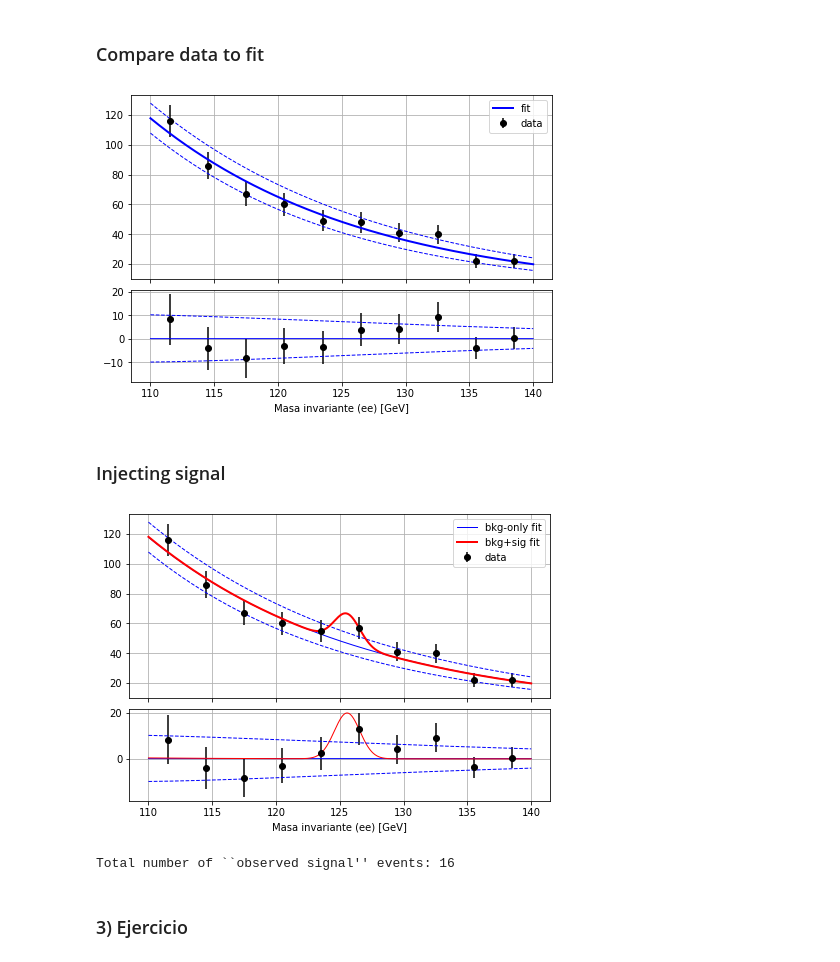
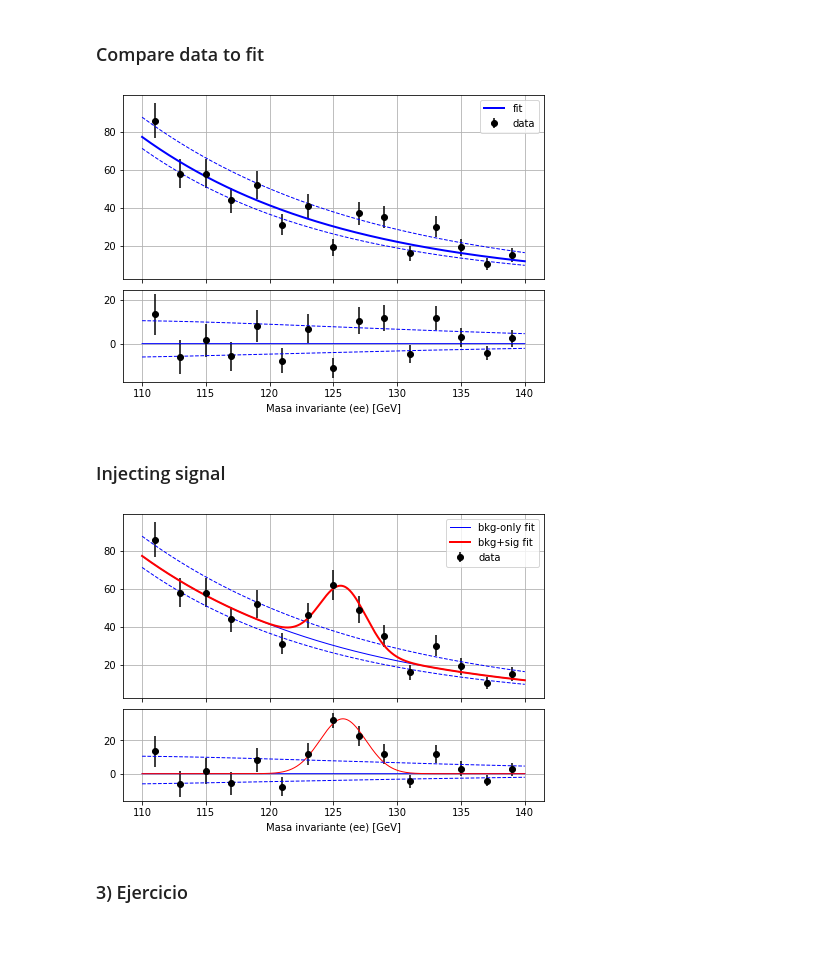
Before and after one commit to folguera/FPFE-DataAnalisisNotebook, a Jupyter notebook: Ejercicios/12-Hmm.ipynb, the cells around one changed output. Cells and saved outputs as stored; diff of their text form; code cells hidden in the pictures.

```diff
--- a/Ejercicios/12-Hmm.ipynb
+++ b/Ejercicios/12-Hmm.ipynb
@@ -212,6 +155,11 @@ plt.ylabel('Numero de eventos por casilla')
 plt.title('Histograma de la masa invariante para los eventos con dos\n leptones en el endcap\n')
 plt.legend()
 plt.show()
+
+
+Nbins = 15
+mll_low  = 110
+mll_high = 140
 # %% [output]
 [figure]
 # %% [markdown]
@@ -220,7 +168,7 @@ plt.show()
 m_H = np.random.normal(125.10,1.,200)
 m_ll = dataset_mm.M
 
-counts,bin_edges = np.histogram(m_ll,10,range=[110,140])
+counts,bin_edges = np.histogram(m_ll,Nbins,range=[mll_low,mll_high])
 bin_centres = centers_from_borders(bin_edges)
 err = np.sqrt(counts)
 
@@ -229,9 +177,11 @@ fig.tight_layout(pad=-1.0)
 
 axs[0].errorbar(bin_centres, counts, yerr=err, fmt='o', color='black', label='data')
 
-par_exp, par_cov_exp = curve_fit(expo, bin_centres, counts, p0 = [1., 1.])
-par_exp_1sigup, par_cov_exp = curve_fit(expo, bin_centres, counts+err, p0 = [1., 1.])
-par_exp_1sigdn, par_cov_exp = curve_fit(expo, bin_centres, counts-err, p0 = [1., 1.])
+par_exp, par_cov_exp = curve_fit(expo, bin_centres, counts, sigma=err, p0 = [1., 1.])
+
+errors = err
+par_exp_1sigup, par_cov_exp = curve_fit(expo, bin_centres, counts+errors, p0 = [1., 1.])
+par_exp_1sigdn, par_cov_exp = curve_fit(expo, bin_centres, counts-errors, p0 = [1., 1.])
 
 xspace=np.linspace(110,140,10000)
 axs[0].plot(xspace, expo(xspace,*par_exp ), '-', color='blue', linewidth=2, label='fit')
@@ -254,64 +204,57 @@ axs[1].grid()
 axs[0].grid()
 plt.show()
 # %% [output]
-[figure, old version]
+[figure, new version]
 # %% [markdown]
 ### Injecting signal
 # %%
 from scipy.integrate import quad
 
-N_signal = 15
+N_signal = 60
 
 m_H = np.random.normal(125.10,1.,200)
 m_ll = dataset_mm.M
 
-mH_counts,edges = np.histogram(m_H[0:N_signal],10,range=[110,140])
+mH_counts,edges = np.histogram(m_H[0:N_signal],Nbins,range=[mll_low,mll_high])
 sig_bkg=counts+mH_counts
 mH_err = np.sqrt(sig_bkg)
+sig_bkg_err=np.sqrt(sig_bkg)
 
 fig, axs = plt.subplots(2,1, gridspec_kw={'height_ratios': [2, 1]})
 fig.tight_layout(pad=-1.0)
 
 axs[0].errorbar(bin_centres, sig_bkg, yerr=mH_err, fmt='o', color='black', label='data')
 
-par_ge, _ = curve_fit(gaus_exp, bin_centres, sig_bkg, p0 = [30.,125.,2., par_exp[0], par_exp[1]],
-                      bounds=((20,110.,0.,0.9999999*par_exp[0],1.11111111*par_exp[1]),(40,140.,5.,1.1111111*par_exp[0],0.9999999*par_exp[1])),
+par_ge, _ = curve_fit(gaus_exp, bin_centres, sig_bkg, sigma=sig_bkg_err, p0 = [30.,125.,2., par_exp[0], par_exp[1]],
+                      bounds=((20,110.,0.,0.9999999999*par_exp[0],1.000000001*par_exp[1]),(40,140.,5.,1.00000000001*par_exp[0],0.9990009999*par_exp[1])),
                       method='trf')
 
 
 xspace=np.linspace(110,140,10000)
 axs[0].plot(xspace, expo(xspace,*par_exp ), '-', color='blue', linewidth=1, label='bkg-only fit')
 axs[0].plot(xspace, expo(xspace, *par_exp_1sigup ), '--', color='blue', linewidth=1)
 axs[0].plot(xspace, expo(xspace, *par_exp_1sigdn ), '--', color='blue', linewidth=1)
 axs[0].plot(xspace, gaus_exp(xspace,*par_ge ), '-', color='red', linewidth=2, label='bkg+sig fit')
 
 ratio     = sig_bkg-expo(bin_centres,*par_exp)
 ratio_err = err
 
 axs[1].errorbar(bin_centres, ratio, yerr=ratio_err, fmt='o', color='black')
 axs[1].plot(xspace, np.zeros_like(xspace), '-', color='blue', linewidth=1)
 axs[1].plot(xspace, gaus_exp(xspace,*par_ge )-expo(xspace,*par_exp ), '-', color='red', linewidth=1)
 axs[1].plot(xspace, expo(xspace, *par_exp_1sigup )-expo(xspace,*par_exp ), '--', color='blue', linewidth=1)
 axs[1].plot(xspace, expo(xspace, *par_exp_1sigdn )-expo(xspace,*par_exp ), '--', color='blue', linewidth=1)
 
 axs[0].axes.set_xticklabels([])
 
 # Nombrar los ejes y darles un título.
 plt.xlabel('Masa invariante (ee) [GeV]')
 axs[0].legend()
 axs[1].grid()
 axs[0].grid()
 plt.show()
-
-F_bkg = quad(expo, 110., 140., args=(par_exp[0],par_exp[1]))
-F_sig = quad(gaus_exp, 110., 140., args=(par_ge[0],par_ge[1],par_ge[2],par_ge[3],par_ge[4]))
-
-N_sig = (F_sig[0]-F_bkg[0])/((140-110)/len(bin_centres))
-
-print("Total number of ``observed signal'' events: %d" %(N_sig))
 # %% [output]
-[figure, old version]
+[figure, new version]
-Total number of ``observed signal'' events: 16
 # %% [markdown]
 ### 3) Ejercicio
 # %% [markdown]
```
Also changed, not shown: parts of 11 cells of this notebook.
